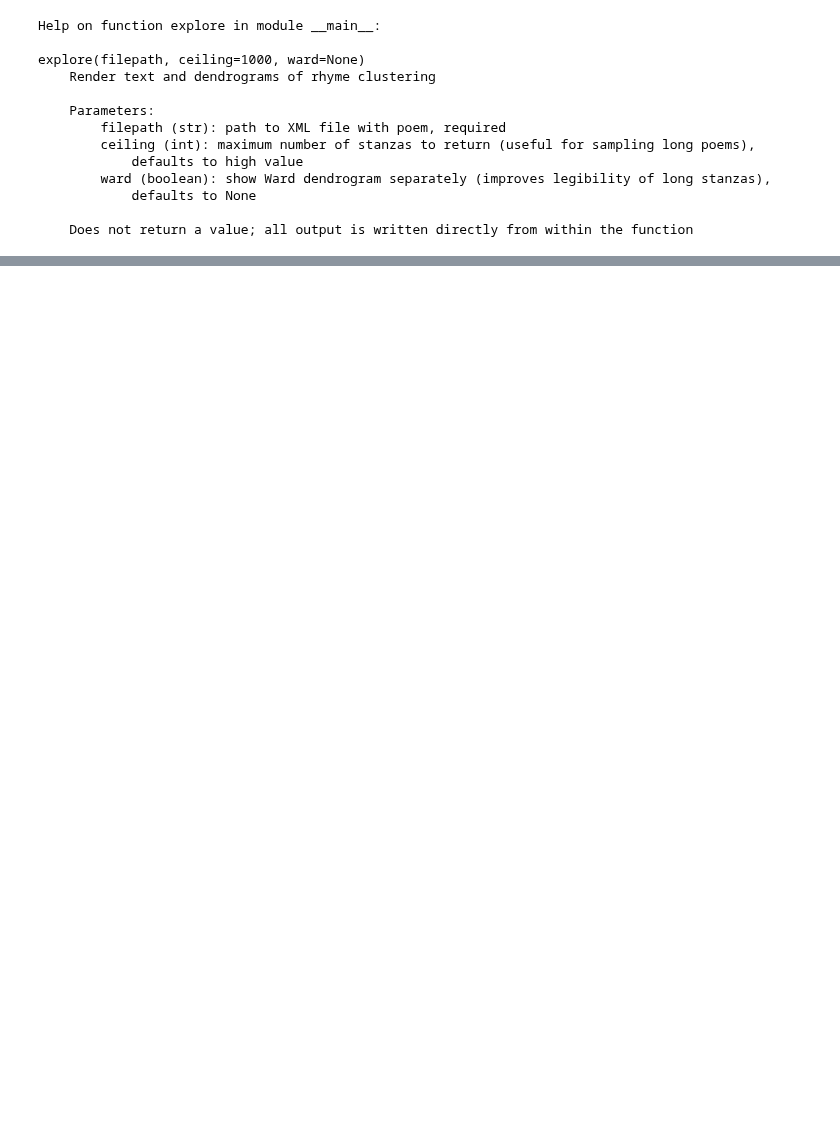
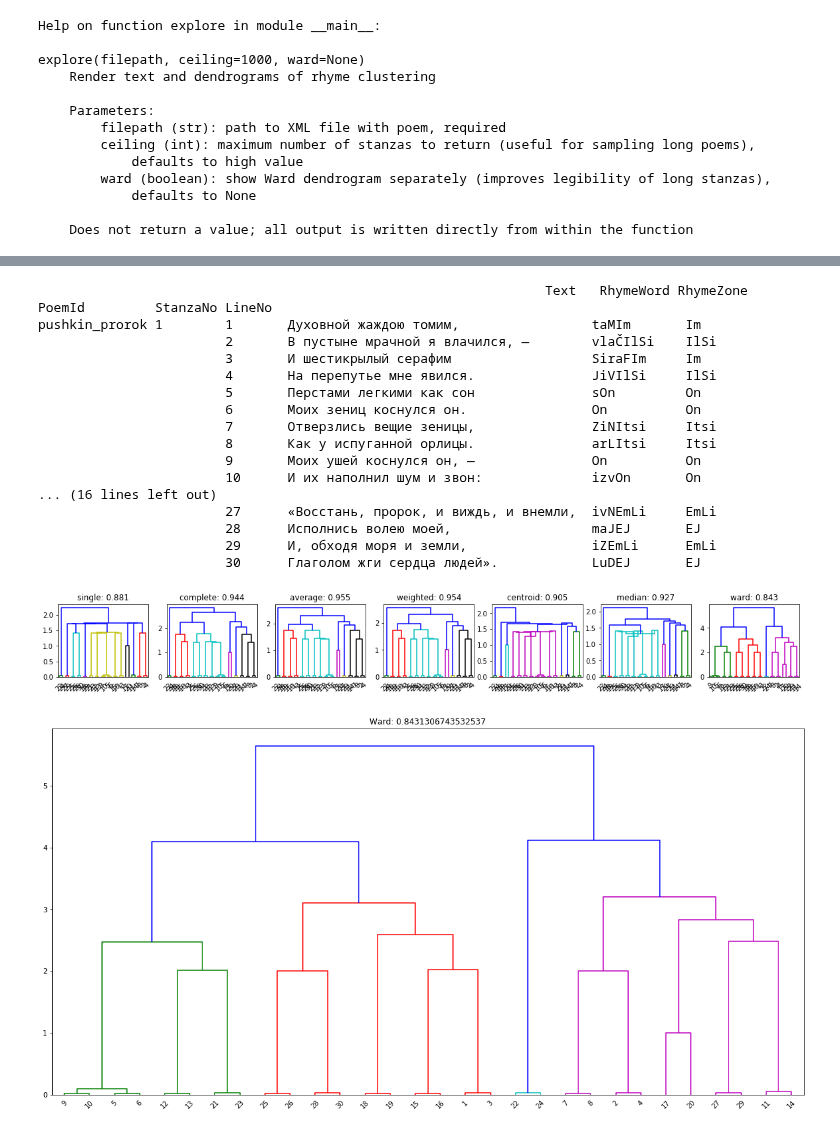
Before and after one commit to Data-Science-for-Linguists-2019/russian_rhyme, a Jupyter notebook: dev/samples.ipynb, the cells around one changed output, grey strips where cells are left out. Drawn from its saved outputs; the diff is of its cells as text; code cells hidden in the pictures; blank space fills up the shorter version.

```diff
--- a/dev/samples.ipynb
+++ b/dev/samples.ipynb
@@ -414,0 +428,22 @@ explore(filepath, ceiling=1000, ward=None)
+# %%
+explore("data_samples/pushkin_prorok.xml",1,True)
+# %% [output]
+                                                                 Text   RhymeWord RhymeZone
+PoemId         StanzaNo LineNo
+pushkin_prorok 1        1       Духовной жаждою томим,                 taMIm       Im
+                        2       В пустыне мрачной я влачился, —        vlaČIlSi    IlSi
+                        3       И шестикрылый серафим                  SiraFIm     Im
+                        4       На перепутье мне явился.               JiVIlSi     IlSi
+                        5       Перстами легкими как сон               sOn         On
+                        6       Моих зениц коснулся он.                On          On
+                        7       Отверзлись вещие зеницы,               ZiNItsi     Itsi
+                        8       Как у испуганной орлицы.               arLItsi     Itsi
+                        9       Моих ушей коснулся он, —               On          On
+                        10      И их наполнил шум и звон:              izvOn       On
+... (16 lines left out)
+                        27      «Восстань, пророк, и виждь, и внемли,  ivNEmLi     EmLi
+                        28      Исполнись волею моей,                  maJEJ       EJ
+                        29      И, обходя моря и земли,                iZEmLi      EmLi
+                        30      Глаголом жги сердца людей».            LuDEJ       EJ
+[figure, added]
+[figure, added]
```
Also changed, not shown: parts of 7 cells of this notebook.
